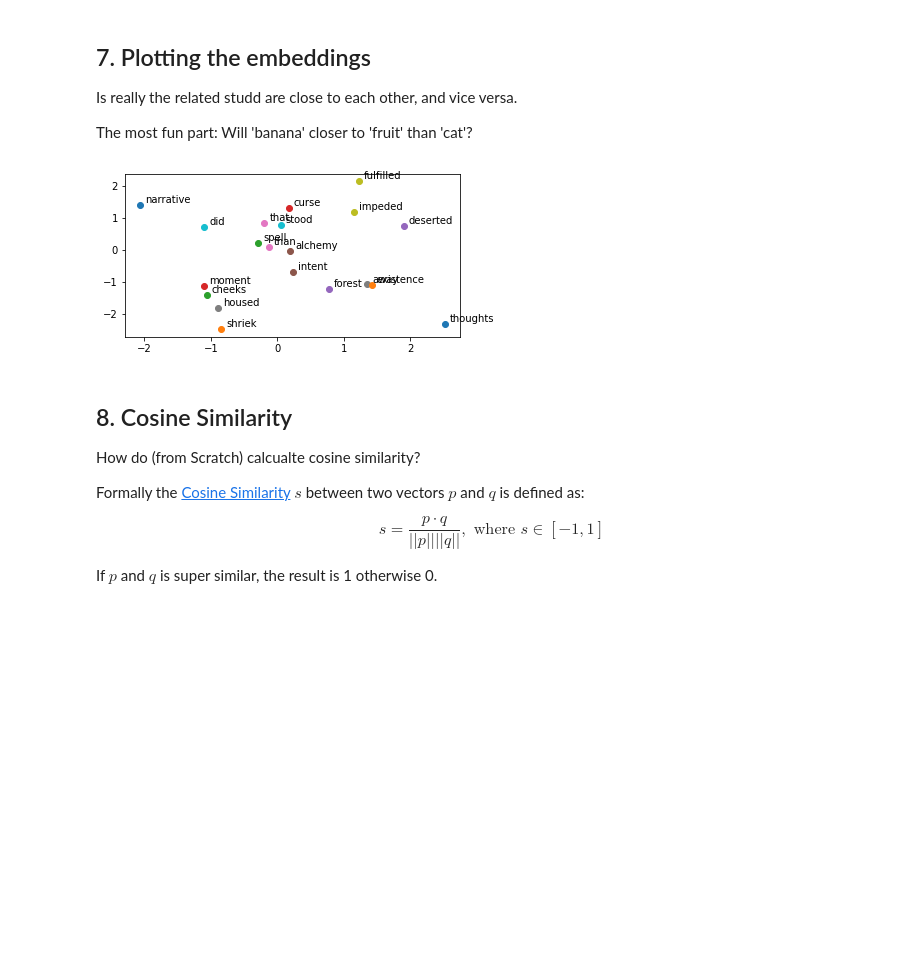
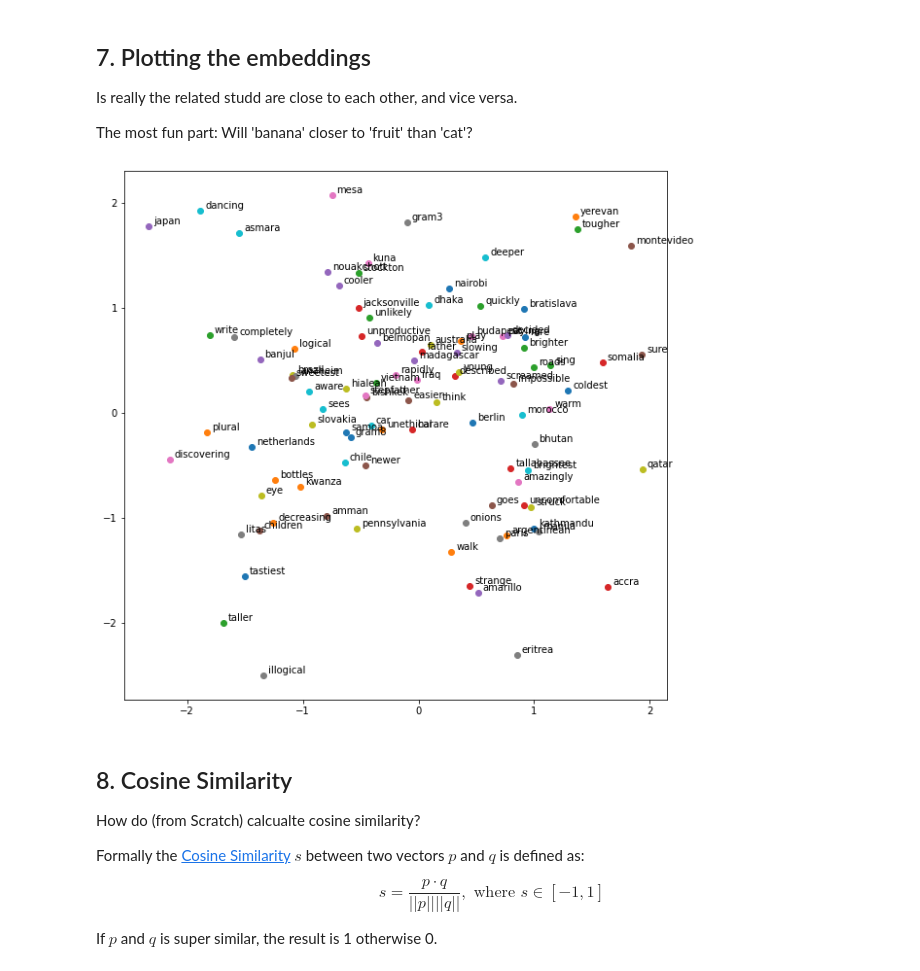
Before and after one commit to guntsvzz/DSAI-AIT, a Jupyter notebook: Course/Natural Language Understanding/Assignment/02 - GloVe.ipynb, the cells around one changed output. Cells and saved outputs as stored; diff of their text form; code cells hidden in the pictures; blank space fills up the shorter version.

```diff
--- a/Course/Natural Language Understanding/Assignment/02 - GloVe.ipynb
+++ b/Course/Natural Language Understanding/Assignment/02 - GloVe.ipynb
@@ -59,18 +28,0 @@ index2word = {v:k for k,v in word2index.items()}
-# %%
-skip_grams = []
-cbows = []
-window_size = 2
-#for each corpus
-for sent in sents:
-    #for each sent ('apple', 'banana', 'fruit')
-    for i in range(window_size,len(sent)-window_size): #start from 2 to second last
-        context_word = []
-        # print(sent[i])
-        center_word = sent[i]
-        for j in range(window_size):
-            outside_word = [sent[i-j-1],sent[i+j+1]] #window_size adjustable
-            #here we want to create (banana, apple), (banana, fruit) append to some list
-            for o in outside_word:
-                context_word.append(o)
-                skip_grams.append((center_word,o))
-            cbows.append((context_word,center_word))
@@ -90,5 +29,7 @@ skip_grams[:10]
 # %%
 nlp = spacy.load('./en_core_web_sm/')
-text = open('./dataset/alchemist.txt',mode='r')
-#credit corpus https://github.com/vilmibm/lovecraftcorpus
+text = open('./dataset/questions-words.txt',mode='r')
 df = pd.DataFrame(text.readlines())
+df.columns = df.iloc[0]
+df = df[1:]
+df.reset_index(inplace=True,drop=True)
@@ -104,6 +61,7 @@ def clean_data(df_col):
 # %%
 #1. tokenize
 #data cleaned
-corpus = clean_data(df[0])
+corpus = clean_data(df[': capital-common-countries\n'])
 #data tokenized
 corpus_tokenized = [sent.split(" ") for sent in corpus]
+corpus_tokenized[:5]
@@ -159,10 +126,9 @@ X_i = Counter(flatten(corpus_tokenized)) #merge all list ... (flattten is a func
 # %%
 skip_grams = []
 cbows = []
-window_size = 2
+window_size = 1
 #for each corpus
 for sent in corpus_tokenized:
-    #for each sent ('apple', 'banana', 'fruit')
     for i in range(window_size,len(sent)-window_size): #start from 2 to second last
         context_word = []
         # print(sent[i])
@@ -379,14 +346,14 @@ def get_embed(word):
     return embed[0][0].item(),embed[0][1].item()
 # %%
 #help me plot fruit cat banana on maplotlib
-plt.figure(figsize=(6,3))
-for i, word in enumerate(vocabs[:20]):
+plt.figure(figsize=(10,10))
+for i, word in enumerate(vocabs[:100]):
     x,y = get_embed(word)
     plt.scatter(x,y)
     plt.annotate(word,xy=(x,y),xytext=(5,2),textcoords='offset points')
 plt.show()
 # %% [output]
-[figure, old version]
+[figure, new version]
 # %% [markdown]
 ## 8. Cosine Similarity
 How do (from Scratch) calcualte cosine similarity?
```
Also changed, not shown: parts of 13 cells of this notebook, 10 other files.
